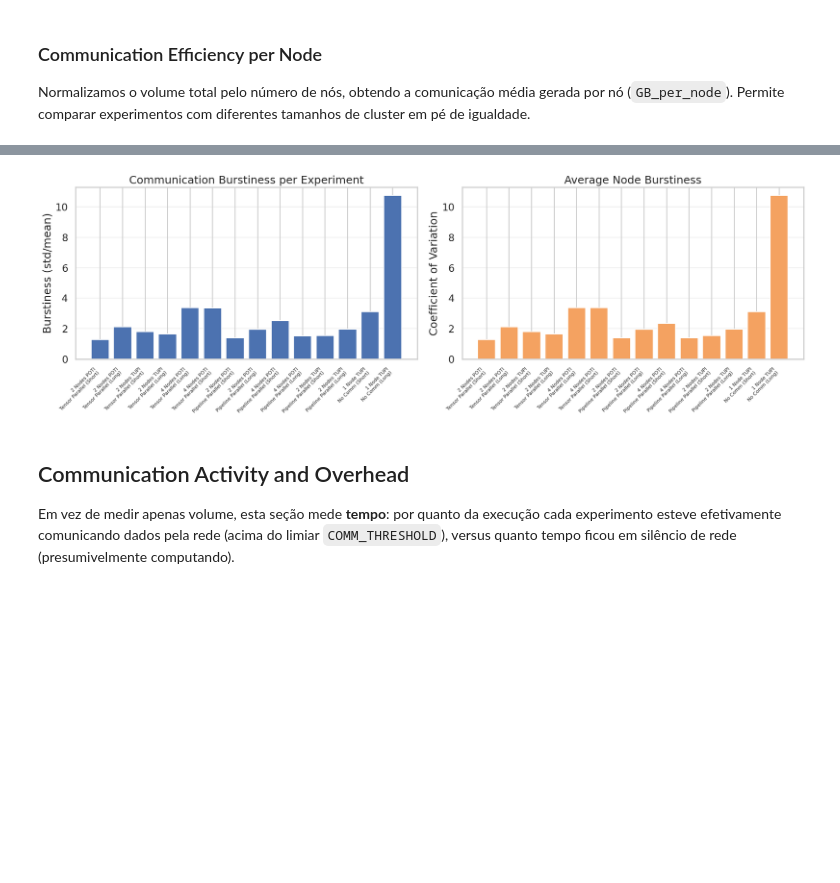
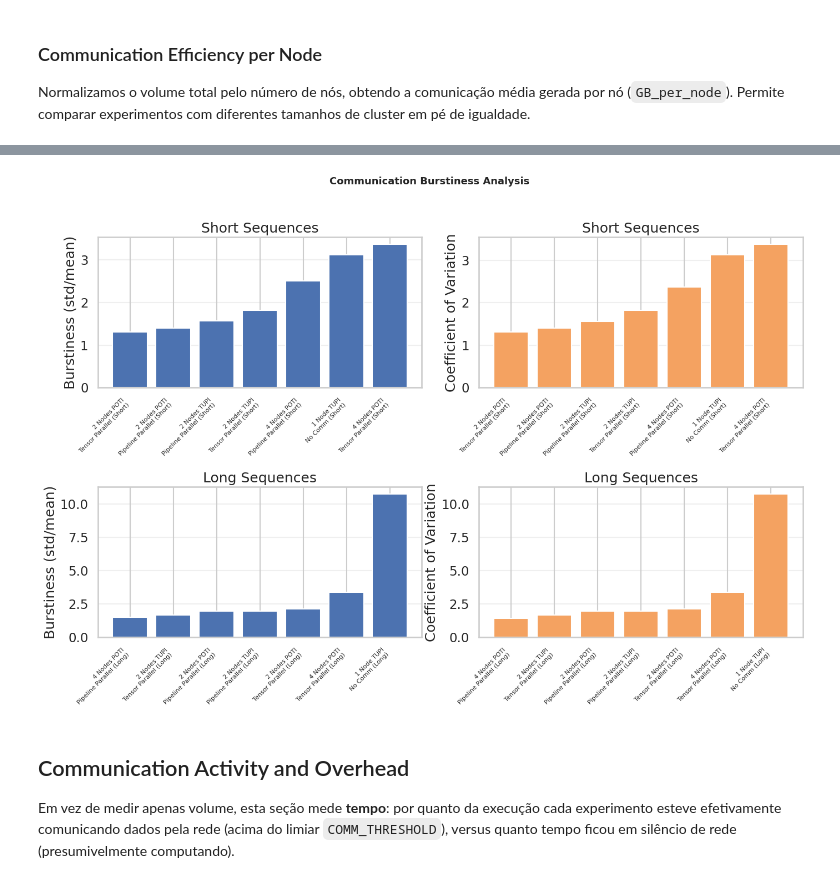
Before and after one commit to matregnago/comp-sys-perf-analysis, a Jupyter notebook: notebooks/04_network.ipynb, the cells around one changed output, grey strips where cells are left out. Saved outputs shown, nothing was run; the diff lists cells and outputs as text; code cells hidden in the pictures; blank space fills up the shorter version.

```diff
--- a/notebooks/04_network.ipynb
+++ b/notebooks/04_network.ipynb
@@ -180,9 +180,13 @@ for exp_path in experiment_paths:
         except Exception as e:
             print(f'Error loading {net_file}: {e}')
 
-network_ts_df = pd.concat(network_rows, ignore_index=True)
-network_ts_df.to_csv(OUTPUT_DIR / 'network_timeseries.csv', index=False)
-print(f'Loaded {network_ts_df.shape[0]} rows from {len(experiment_paths)} experiments')
-network_ts_df.head()
+if network_rows:
+    network_ts_df = pd.concat(network_rows, ignore_index=True)
+    network_ts_df.to_csv(OUTPUT_DIR / 'network_timeseries.csv', index=False)
+    print(f'Loaded {network_ts_df.shape[0]} rows from {len(experiment_paths)} experiments')
+    network_ts_df.head()
+else:
+    print('Warning: No network_telemetry.csv files found in experiments.')
+    print('Available files in first experiment:', list(experiment_paths[0].rglob('*'))[:5] if experiment_paths else 'No experiments found')
 # %% [output]
 Loaded 15886 rows from 14 experiments
@@ -527,45 +546,55 @@ save_fig(fig, 'communication_volume_scaling_scatter.png')
 # %%
-burstiness = (
+burstiness_df = (
     network_ts_df.groupby('experiment_name')['total_kB_s']
     .agg(lambda x: x.std() / (x.mean() + 1e-9))
+    .reset_index()
 )
+burstiness_df.columns = ['experiment_name', 'burstiness_cv']
+burstiness_df['experiment_label'] = burstiness_df['experiment_name'].apply(format_experiment_name)
+burstiness_df['seqlen'] = burstiness_df['experiment_name'].apply(lambda x: parse_exp_name(x)['seqlen'])
 
 node_stats = (
     network_ts_df.groupby(['experiment_name', 'node_name'])
     .agg(mean_kB_s=('total_kB_s', 'mean'), std_kB_s=('total_kB_s', 'std'))
     .reset_index()
 )
 node_stats['cv'] = node_stats['std_kB_s'] / (node_stats['mean_kB_s'] + 1e-9)
-node_cv = node_stats.groupby('experiment_name')['cv'].mean()
+node_cv_df = (
+    node_stats.groupby('experiment_name')['cv'].mean().reset_index()
+)
+node_cv_df.columns = ['experiment_name', 'node_cv']
+node_cv_df['experiment_label'] = node_cv_df['experiment_name'].apply(format_experiment_name)
+node_cv_df['seqlen'] = node_cv_df['experiment_name'].apply(lambda x: parse_exp_name(x)['seqlen'])
 
-sort_key = lambda s: s.map(lambda x: TYPE_ORDER.get(get_experiment_type(x), 99))
-burstiness_sorted = burstiness.sort_index(key=sort_key)
-node_cv_sorted = node_cv.sort_index(key=sort_key)
+fig, axes = plt.subplots(2, 2, figsize=(14, 10))
 
-fig, axes = plt.subplots(1, 2, figsize=(18, 6))
+for idx, seqlen in enumerate(['short', 'long']):
+    burst_subset = burstiness_df[burstiness_df['seqlen'] == seqlen].sort_values('burstiness_cv').reset_index(drop=True)
+    node_subset = node_cv_df[node_cv_df['seqlen'] == seqlen].sort_values('node_cv').reset_index(drop=True)
 
-axes[0].bar(range(len(burstiness_sorted)), burstiness_sorted.values)
-axes[0].set_xticks(range(len(burstiness_sorted)))
-axes[0].set_xticklabels(
-    [format_experiment_name(x) for x in burstiness_sorted.index], rotation=45, ha='right', fontsize=8
-)
-axes[0].set_ylabel('Burstiness (std/mean)')
-axes[0].set_title('Communication Burstiness per Experiment')
-axes[0].grid(axis='y', alpha=0.3)
+    ax = axes[idx, 0]
+    if len(burst_subset) > 0:
+        ax.bar(range(len(burst_subset)), burst_subset['burstiness_cv'])
+        ax.set_xticks(range(len(burst_subset)))
+        ax.set_xticklabels(burst_subset['experiment_label'], rotation=45, ha='right', fontsize=8)
+        ax.set_ylabel('Burstiness (std/mean)')
+        ax.set_title(f'{seqlen.capitalize()} Sequences')
+        ax.grid(axis='y', alpha=0.3)
 
-axes[1].bar(range(len(node_cv_sorted)), node_cv_sorted.values, color='#f4a261')
-axes[1].set_xticks(range(len(node_cv_sorted)))
-axes[1].set_xticklabels(
-    [format_experiment_name(x) for x in node_cv_sorted.index], rotation=45, ha='right', fontsize=8
-)
-axes[1].set_ylabel('Coefficient of Variation')
-axes[1].set_title('Average Node Burstiness')
-axes[1].grid(axis='y', alpha=0.3)
+    ax = axes[idx, 1]
+    if len(node_subset) > 0:
+        ax.bar(range(len(node_subset)), node_subset['node_cv'], color='#f4a261')
+        ax.set_xticks(range(len(node_subset)))
+        ax.set_xticklabels(node_subset['experiment_label'], rotation=45, ha='right', fontsize=8)
+        ax.set_ylabel('Coefficient of Variation')
+        ax.set_title(f'{seqlen.capitalize()} Sequences')
+        ax.grid(axis='y', alpha=0.3)
 
-fig.tight_layout()
+fig.suptitle('Communication Burstiness Analysis', fontsize=13, fontweight='bold')
+fig.tight_layout(rect=[0, 0, 1, 0.97])
 save_fig(fig, 'communication_burstiness.png')
 # %% [output]
-[figure, old version]
+[figure, new version]
 # %% [markdown]
 ## Communication Activity and Overhead
 
```
Also changed, not shown: parts of 9 cells of this notebook, 3 other files.
